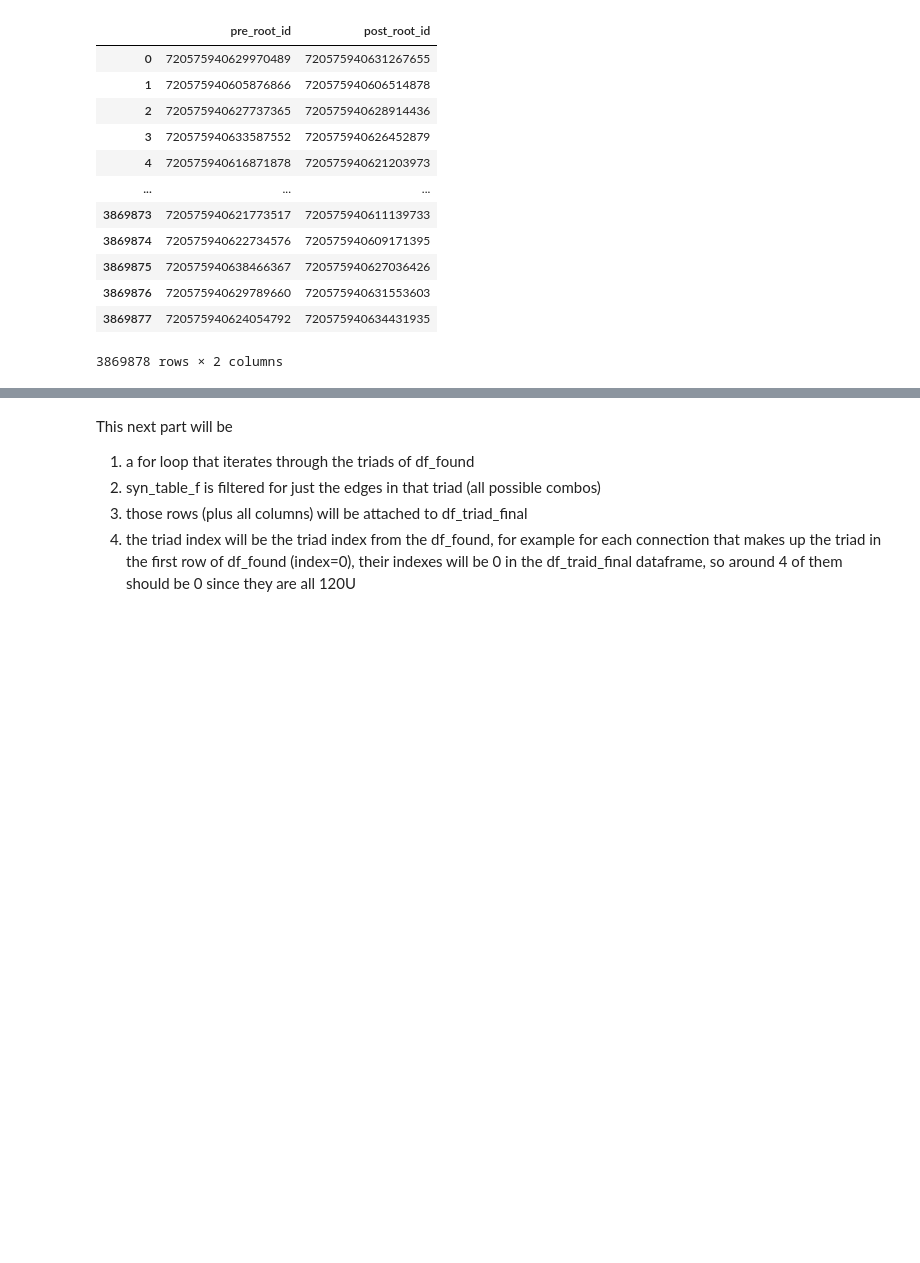
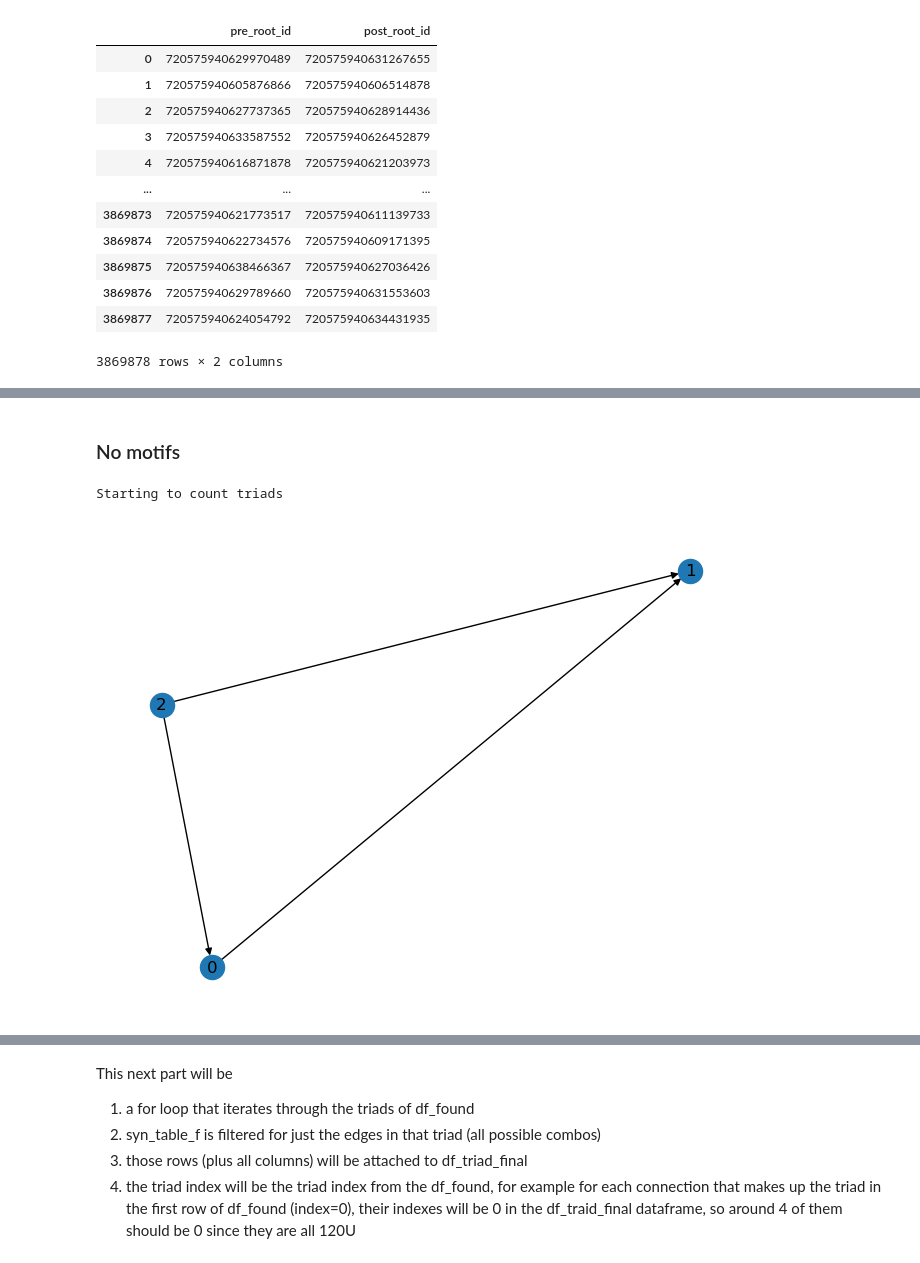
Before and after one commit to Gutierrez-lab/flybrain-clustering-rhessa, a Jupyter notebook: inhibitory_analysis/wholeNet_motifs.ipynb, the cells around one changed output, grey strips where cells are left out. Drawn from its saved outputs; the diff is of its cells as text; code cells hidden in the pictures; blank space fills up the shorter version.

```diff
--- a/inhibitory_analysis/wholeNet_motifs.ipynb
+++ b/inhibitory_analysis/wholeNet_motifs.ipynb
@@ -91,0 +190,36 @@ df_test
+# %%
+# Put it all together with a counter
+def count_triads(G):
+    num_120U_triads = 0
+    tri_by_type = defaultdict(list)
+    unique_triads = set()
+
+    print("Starting to count triads")
+    for i, A in enumerate(G.nodes()):
+        # Find all successors of A
+        for B in G.successors(A):
+            for C in G.successors(A):
+                if B != C and G.has_edge(C, A) and G.has_edge(C, B):
+                    # Sort the nodes to ensure consistency
+                    triad = tuple(sorted([A, B, C]))
+                    if triad not in unique_triads:
+                        unique_triads.add(triad)
+                        # Identify the reciprocal nodes and the third node
+                        if G.has_edge(A, B) and G.has_edge(B, A) and not G.has_edge(C, A) and not G.has_edge(C, B):
+                            reciprocal_nodes = (A, B)
+                            third_node = C
+                        elif G.has_edge(A, C) and G.has_edge(C, A) and not G.has_edge(B, A) and not G.has_edge(B, C):
+                            reciprocal_nodes = (A, C)
+                            third_node = B
+                        elif G.has_edge(B, C) and G.has_edge(C, B) and not G.has_edge(A, B) and not G.has_edge(A, C):
+                            reciprocal_nodes = (B, C)
+                            third_node = A
+                        else:
+                            continue
+                        tri_by_type["120U"].append([reciprocal_nodes,third_node])
+                        num_120U_triads += 1
+
+        if (i+1)%10000 == 0:
+            print(f"Processed {i} nodes")
+            print(f"Found {num_120U_triads} 120U triads")
+    return num_120U_triads, tri_by_type
@@ -91,0 +233,12 @@ df_test
+# %% [markdown]
+### No motifs
+# %%
+G = nx.DiGraph()
+G.add_edges_from([(0, 1), (2, 1), (2, 0)])
+nx.draw(G, with_labels=True)
+num_120U_triads, tri_by_type = count_triads(G)
+# assert equal to zero
+assert num_120U_triads == 0
+# %% [output]
+Starting to count triads
+[figure, added]
```
Also changed, not shown: parts of 63 cells of this notebook.
